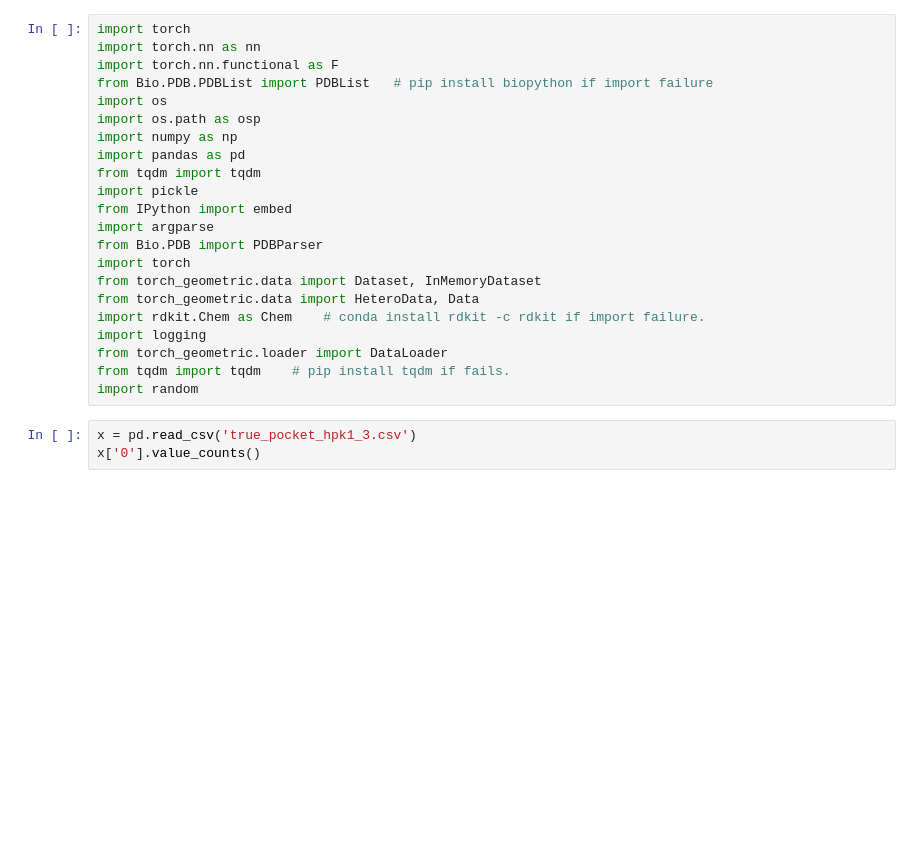
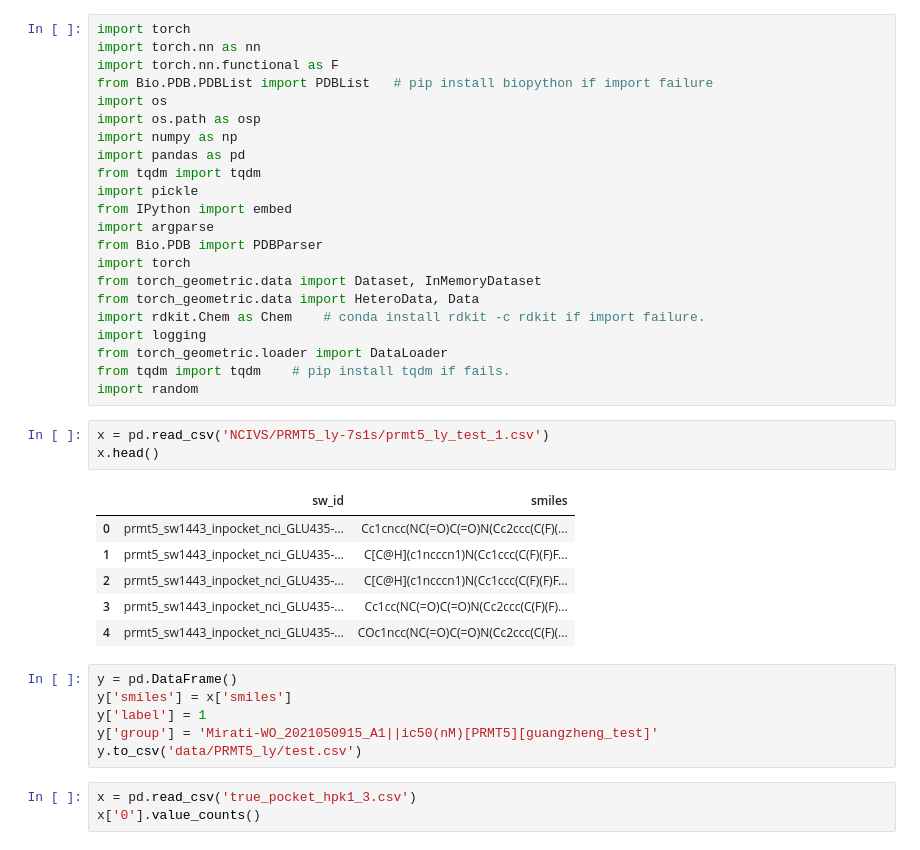
Before and after one commit to liuhaibinrobin/dockpublic, a Jupyter notebook: examples/test.ipynb, the cells around one changed output. Drawn from its saved outputs; the diff is of its cells as text; blank space fills up the shorter version.

```diff
--- a/examples/test.ipynb
+++ b/examples/test.ipynb
@@ -20,6 +20,22 @@ import logging
 from torch_geometric.loader import DataLoader
 from tqdm import tqdm    # pip install tqdm if fails.
 import random
+# %%
+x = pd.read_csv('NCIVS/PRMT5_ly-7s1s/prmt5_ly_test_1.csv')
+x.head()
+# %% [output]
+|  | sw_id | smiles |
+| 0 | prmt5_sw1443_inpocket_nci_GLU435-... | Cc1cncc(NC(=O)C(=O)N(Cc2ccc(C(F)(... |
+| 1 | prmt5_sw1443_inpocket_nci_GLU435-... | C[C@H](c1ncccn1)N(Cc1ccc(C(F)(F)F... |
+| 2 | prmt5_sw1443_inpocket_nci_GLU435-... | C[C@H](c1ncccn1)N(Cc1ccc(C(F)(F)F... |
+| 3 | prmt5_sw1443_inpocket_nci_GLU435-... | Cc1cc(NC(=O)C(=O)N(Cc2ccc(C(F)(F)... |
+| 4 | prmt5_sw1443_inpocket_nci_GLU435-... | COc1ncc(NC(=O)C(=O)N(Cc2ccc(C(F)(... |
+# %%
+y = pd.DataFrame()
+y['smiles'] = x['smiles']
+y['label'] = 1
+y['group'] = 'Mirati-WO_2021050915_A1||ic50(nM)[PRMT5][guangzheng_test]'
+y.to_csv('data/PRMT5_ly/test.csv')
 # %%
 x = pd.read_csv('true_pocket_hpk1_3.csv')
 x['0'].value_counts()
```
Also changed, not shown: 2 other files.
